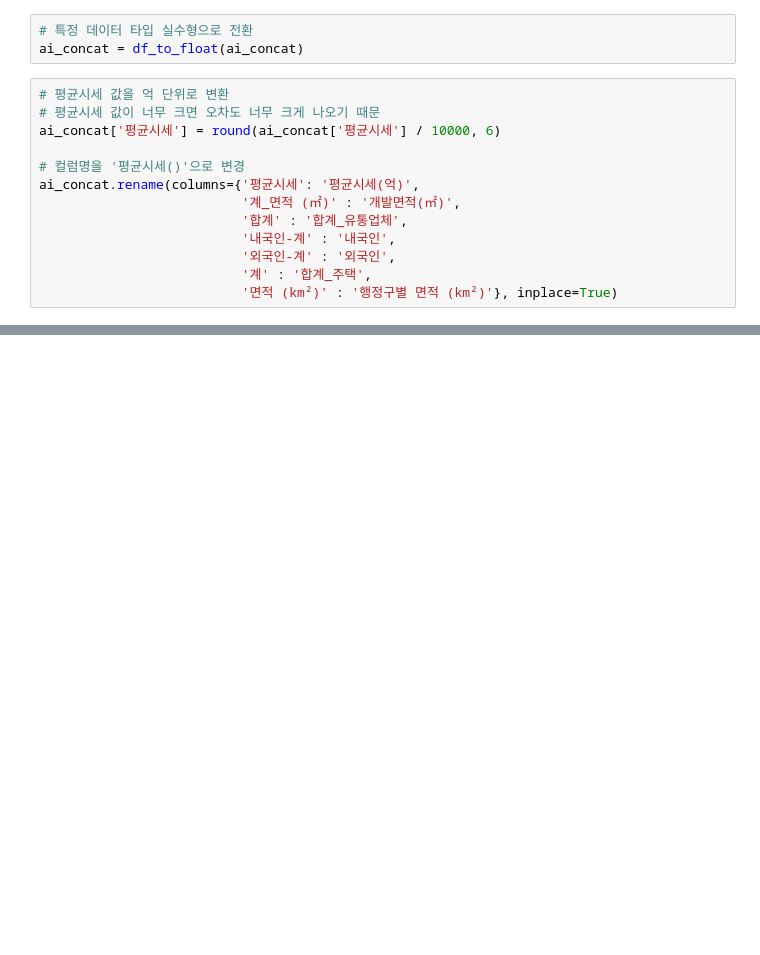
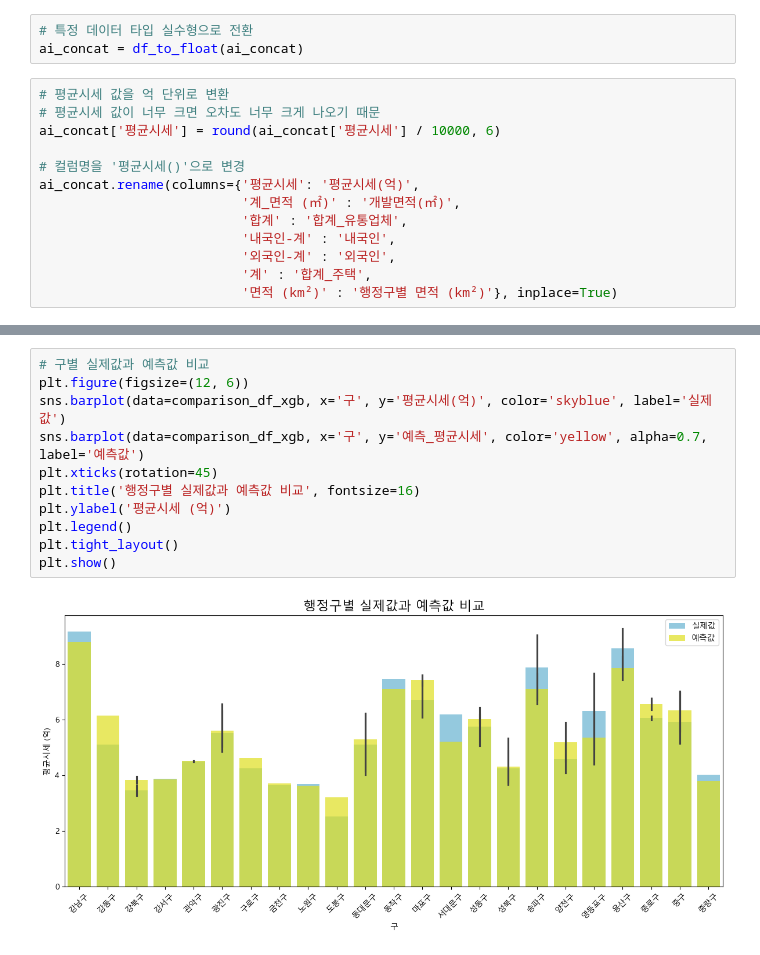
Before and after one commit to gitstudent001/python_project, a Jupyter notebook: python_project_merged_test_so.ipynb, the cells around one changed output, grey strips where cells are left out. Saved outputs shown, nothing was run; the diff lists cells and outputs as text; blank space fills up the shorter version.

```diff
--- a/python_project_merged_test_so.ipynb
+++ b/python_project_merged_test_so.ipynb
@@ -687,0 +742,13 @@ y_pred size: (42,)
+# %%
+# 구별 실제값과 예측값 비교
+plt.figure(figsize=(12, 6))
+sns.barplot(data=comparison_df_xgb, x='구', y='평균시세(억)', color='skyblue', label='실제값')
+sns.barplot(data=comparison_df_xgb, x='구', y='예측_평균시세', color='yellow', alpha=0.7, label='예측값')
+plt.xticks(rotation=45)
+plt.title('행정구별 실제값과 예측값 비교', fontsize=16)
+plt.ylabel('평균시세 (억)')
+plt.legend()
+plt.tight_layout()
+plt.show()
+# %% [output]
+[figure, added]
```
Also changed, not shown: parts of 70 cells of this notebook, 1 other file.
